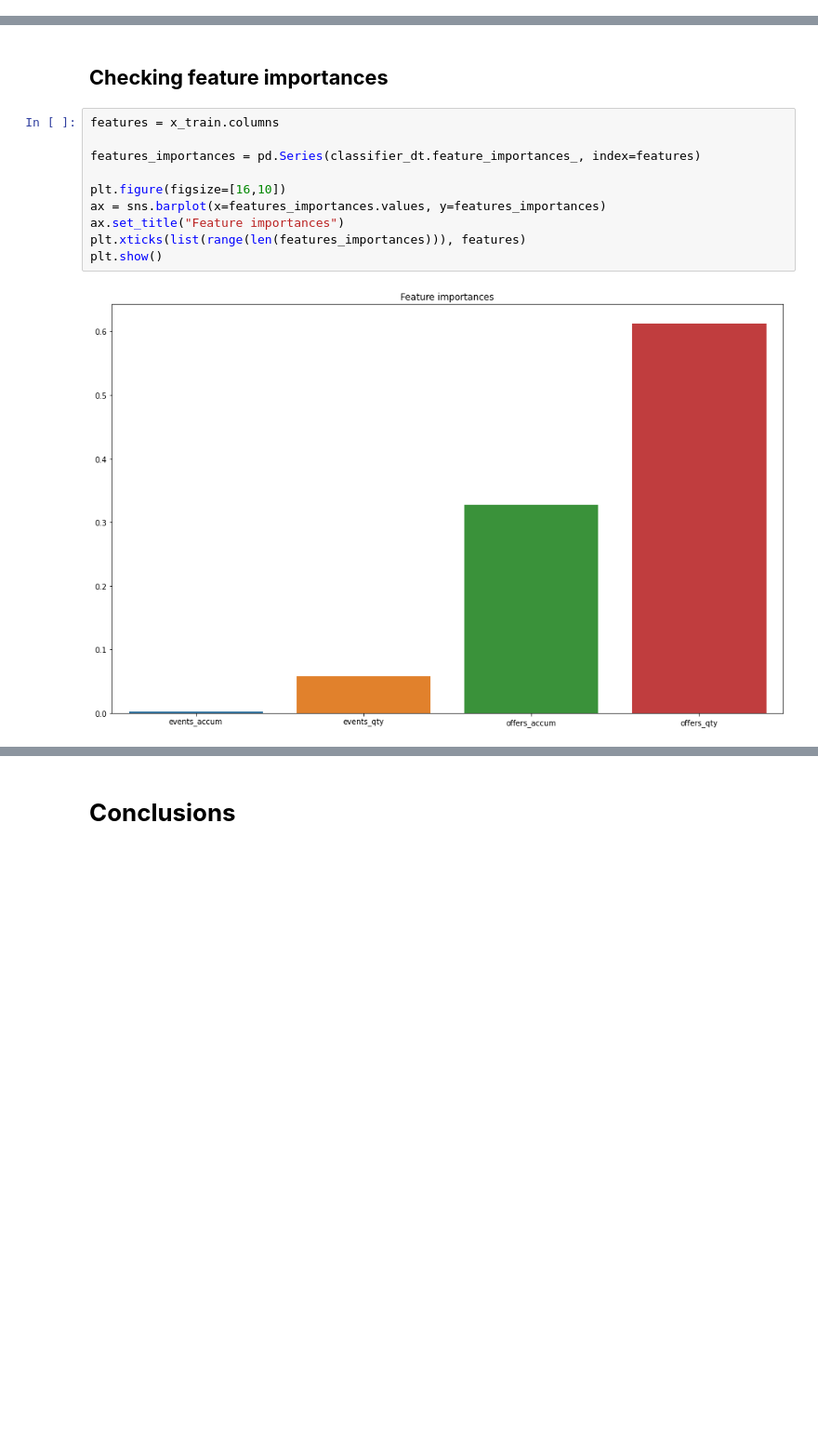
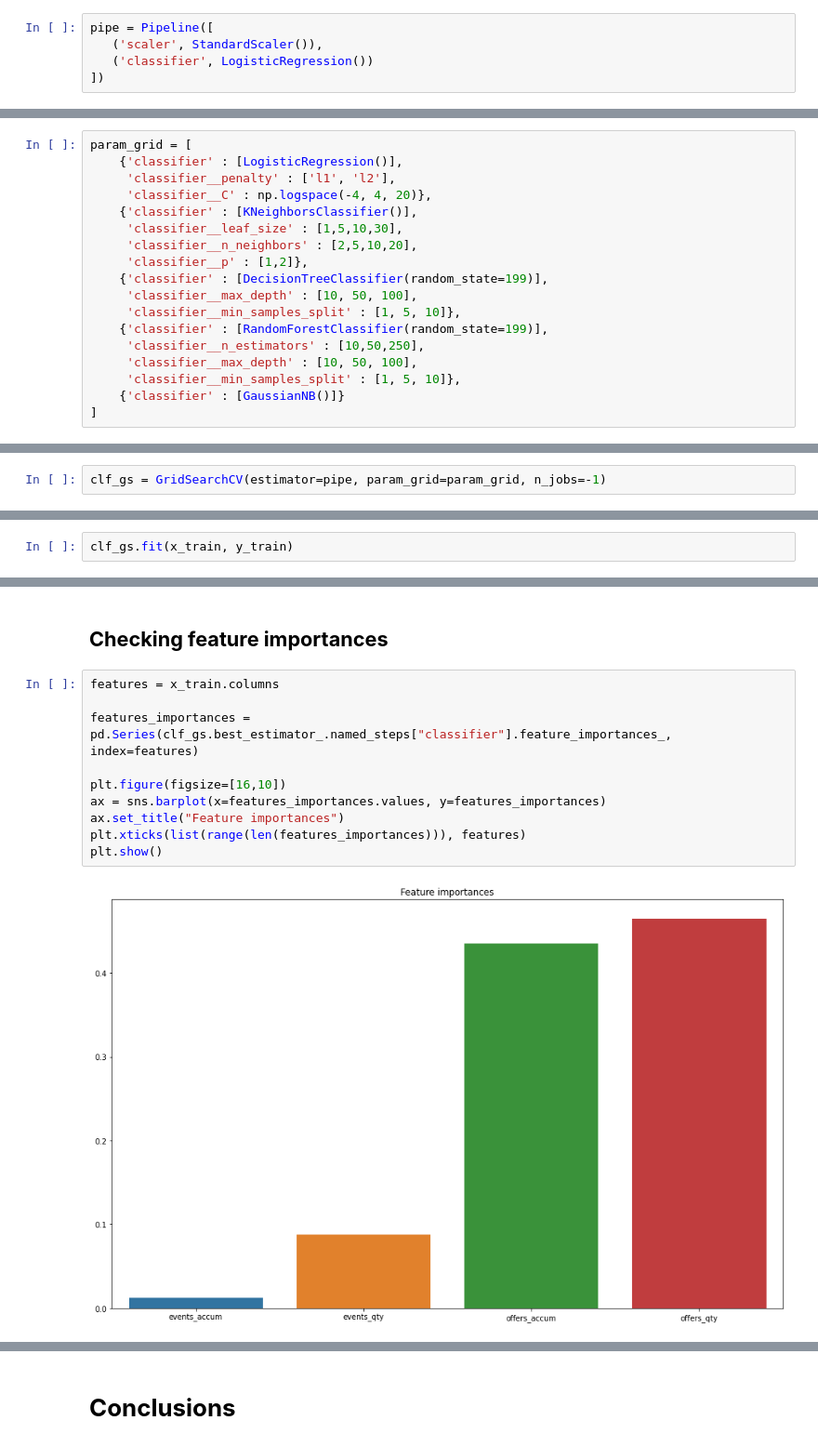
Before and after one commit to danielamdch/bpi_challenge_2017, a Jupyter notebook: bpi-challenge-2017-temp.ipynb, the cells around one changed output, grey strips where cells are left out. Shown at 93% size. Drawn from its saved outputs; the diff is of its cells as text; blank space fills up the shorter version.

Commit message:
Using 'GridSearchCV' for building the model

```diff
--- a/bpi-challenge-2017-temp.ipynb
+++ b/bpi-challenge-2017-temp.ipynb
@@ -684,0 +695,5 @@ y_pred = classifier_dt.predict(x_test)
+# %%
+pipe = Pipeline([
+   ('scaler', StandardScaler()),
+   ('classifier', LogisticRegression())
+])
@@ -684,0 +702,18 @@ y_pred = classifier_dt.predict(x_test)
+# %%
+param_grid = [
+    {'classifier' : [LogisticRegression()],
+     'classifier__penalty' : ['l1', 'l2'],
+     'classifier__C' : np.logspace(-4, 4, 20)},
+    {'classifier' : [KNeighborsClassifier()],
+     'classifier__leaf_size' : [1,5,10,30],
+     'classifier__n_neighbors' : [2,5,10,20],
+     'classifier__p' : [1,2]},
+    {'classifier' : [DecisionTreeClassifier(random_state=199)],
+     'classifier__max_depth' : [10, 50, 100],
+     'classifier__min_samples_split' : [1, 5, 10]},
+    {'classifier' : [RandomForestClassifier(random_state=199)],
+     'classifier__n_estimators' : [10,50,250],
+     'classifier__max_depth' : [10, 50, 100],
+     'classifier__min_samples_split' : [1, 5, 10]},
+    {'classifier' : [GaussianNB()]}
+]
@@ -684,0 +722,2 @@ y_pred = classifier_dt.predict(x_test)
+# %%
+clf_gs = GridSearchCV(estimator=pipe, param_grid=param_grid, n_jobs=-1)
@@ -684,0 +726,2 @@ y_pred = classifier_dt.predict(x_test)
+# %%
+clf_gs.fit(x_train, y_train)
@@ -727,12 +805,12 @@ plt.show()
 # %%
 features = x_train.columns
 
-features_importances = pd.Series(classifier_dt.feature_importances_, index=features)
+features_importances = pd.Series(clf_gs.best_estimator_.named_steps["classifier"].feature_importances_, index=features)
 
 plt.figure(figsize=[16,10])
 ax = sns.barplot(x=features_importances.values, y=features_importances)
 ax.set_title("Feature importances")
 plt.xticks(list(range(len(features_importances))), features)
 plt.show()
 # %% [output]
-[figure, old version]
+[figure, new version]
```
Also changed, not shown: parts of 36 cells of this notebook.
